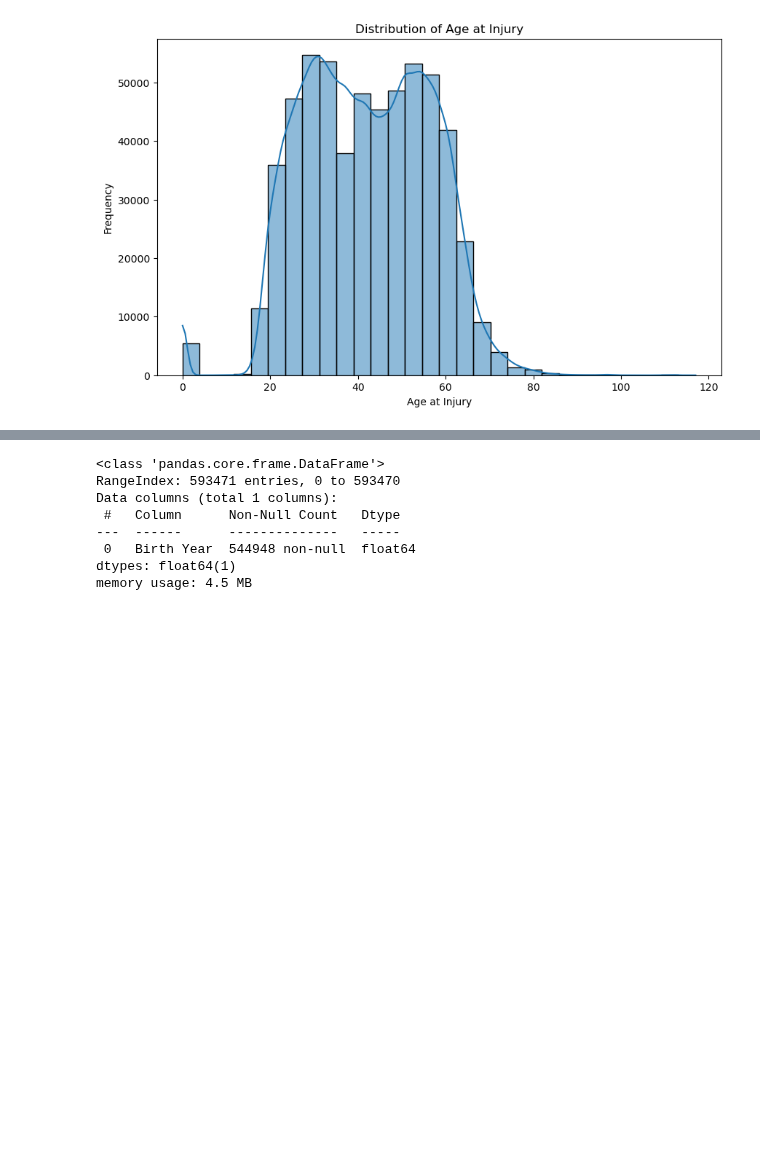
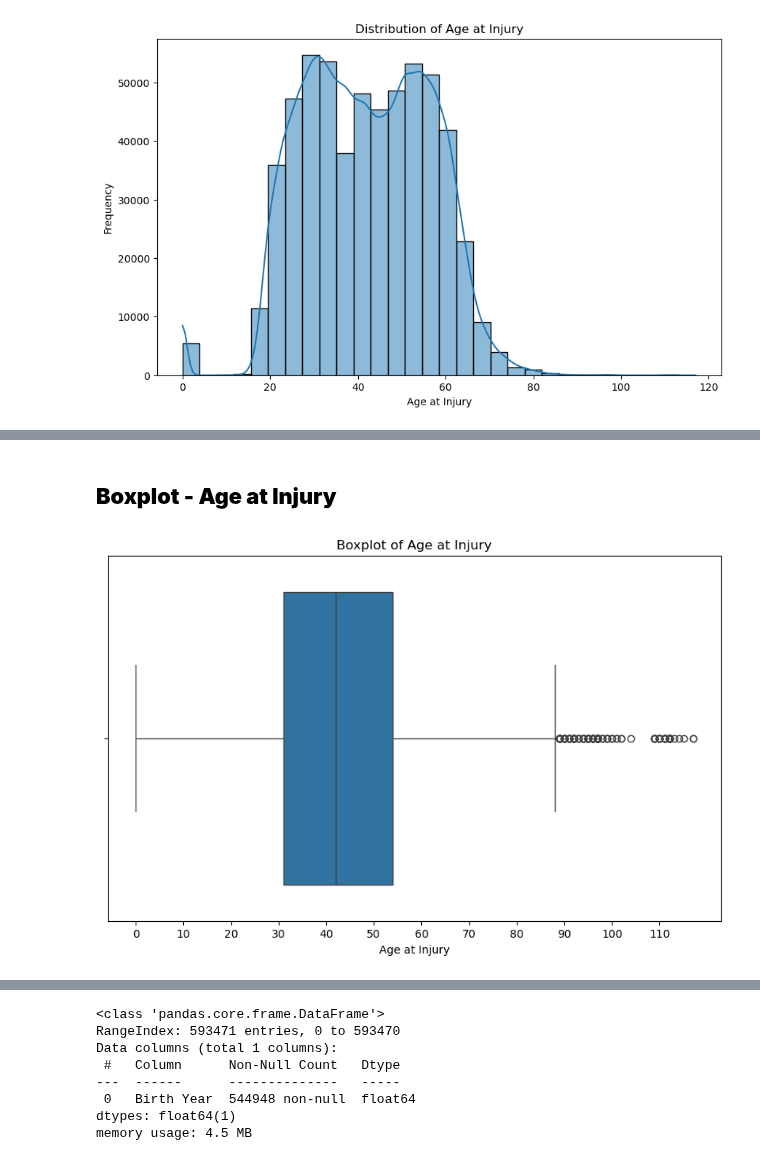
Before and after one commit to Silvestre17/ML_24.25_Project_Group33, a Jupyter notebook: 1stPart/Vini_MLNotebook_20.10.2024.ipynb, the cells around one changed output, grey strips where cells are left out. Saved outputs shown, nothing was run; the diff lists cells and outputs as text; code cells hidden in the pictures; blank space fills up the shorter version.

```diff
--- a/1stPart/Vini_MLNotebook_20.10.2024.ipynb
+++ b/1stPart/Vini_MLNotebook_20.10.2024.ipynb
@@ -431,0 +459,13 @@ plt.show()
+# %% [markdown]
+## <b> Boxplot - Age at Injury
+# %%
+# Boxplot for Age at Injury - For detecting outliers
+plt.figure(figsize=(10, 6))
+sns.boxplot(x=train_data['Age at Injury'])
+# Make the ticks go from 10 by 10 to make easier the visualization of Outliers
+plt.xticks(ticks=range(0, int(train_data['Age at Injury'].max()) + 1, 10))
+plt.title('Boxplot of Age at Injury')
+plt.xlabel('Age at Injury')
+plt.show()
+# %% [output]
+[figure, added]
```
Also changed, not shown: parts of 32 cells of this notebook.
